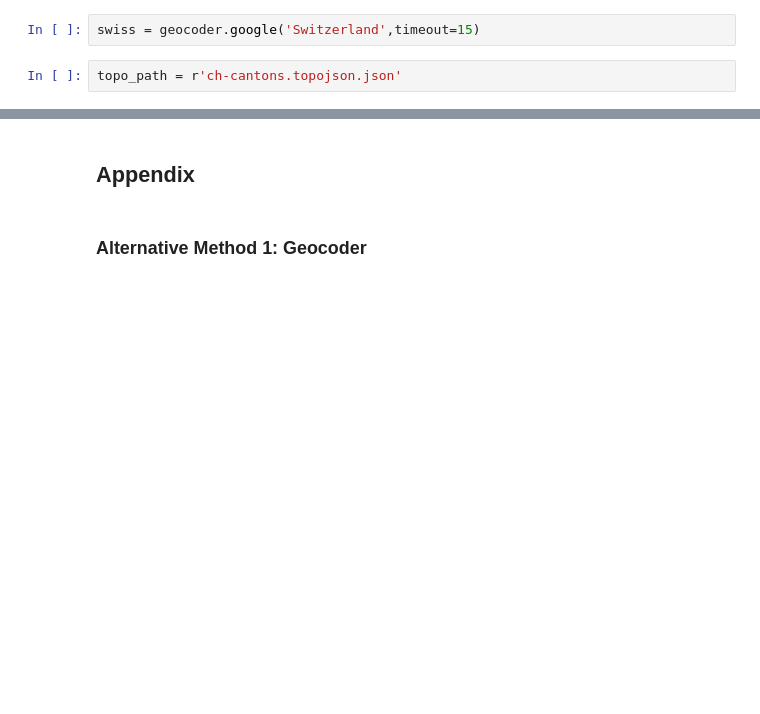
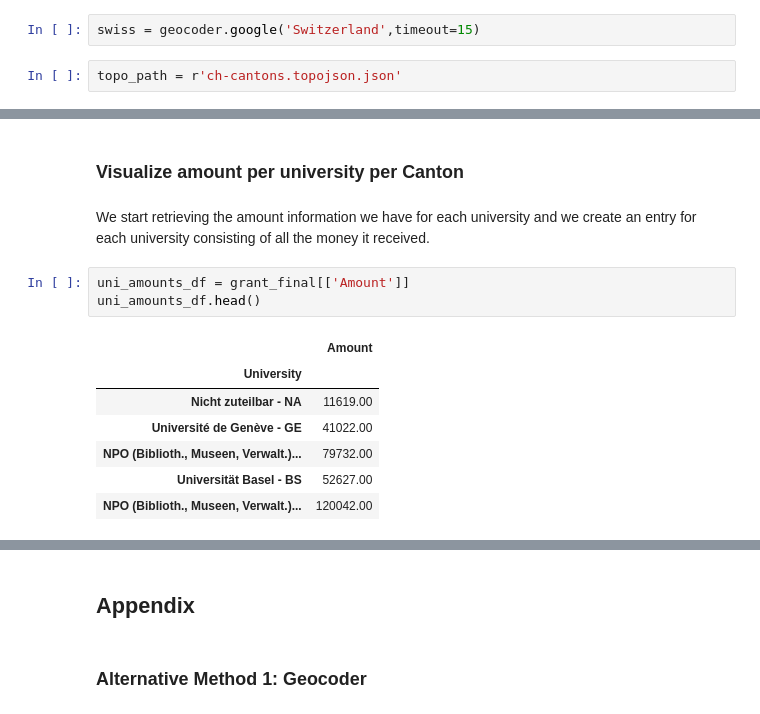
Before and after one commit to e-bug/adahomeworks, a Jupyter notebook: 03 - Interactive Viz/interactive_vis.ipynb, the cells around one changed output, grey strips where cells are left out. Drawn from its saved outputs; the diff is of its cells as text; blank space fills up the shorter version.

```diff
--- a/03 - Interactive Viz/interactive_vis.ipynb
+++ b/03 - Interactive Viz/interactive_vis.ipynb
@@ -422,3 +423,18 @@ swiss_map.save('popup.html')
 swiss_map
 # %% [output]
 [interactive output not drawn]
+# %% [markdown]
+### Visualize amount per university per Canton
+# %% [markdown]
+We start retrieving the amount information we have for each university and we create an entry for each university consisting of all the money it received.
+# %%
+uni_amounts_df = grant_final[['Amount']]
+uni_amounts_df.head()
+# %% [output]
+|  | Amount |
+| University |  |
+| Nicht zuteilbar - NA | 11619.00 |
+| Université de Genève - GE | 41022.00 |
+| NPO (Biblioth., Museen, Verwalt.)... | 79732.00 |
+| Universität Basel - BS | 52627.00 |
+| NPO (Biblioth., Museen, Verwalt.)... | 120042.00 |
```
Also changed, not shown: parts of 49 cells of this notebook, 29 other files.
